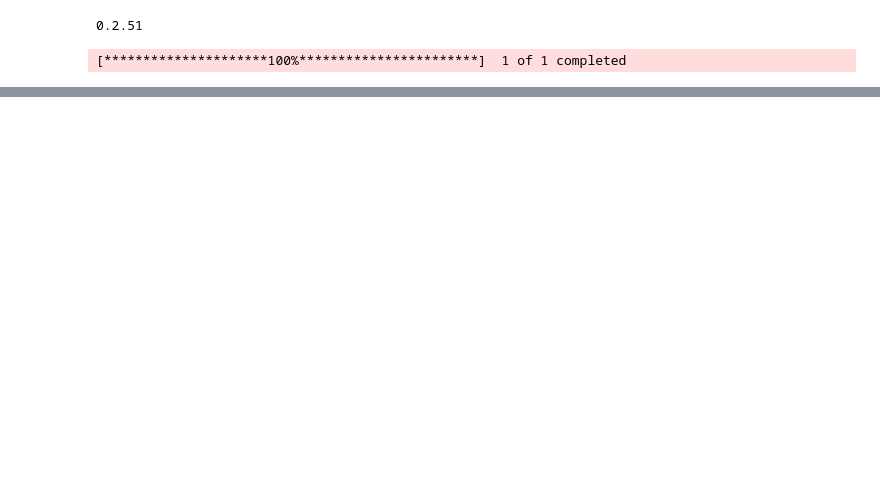
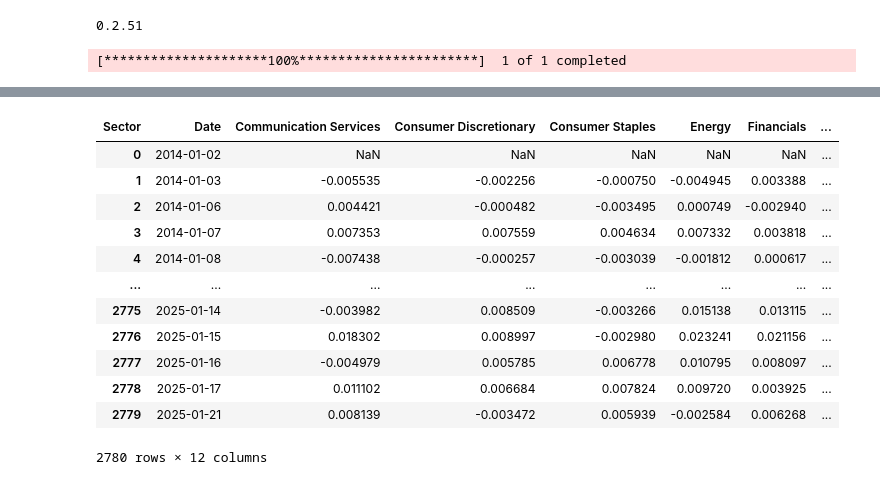
Before and after one commit to casperpriem05/data, a Jupyter notebook: yfinance.ipynb, the cells around one changed output, grey strips where cells are left out. Drawn from its saved outputs; the diff is of its cells as text; code cells hidden in the pictures; blank space fills up the shorter version.

```diff
--- a/yfinance.ipynb
+++ b/yfinance.ipynb
@@ -113,0 +148,16 @@ See the caveats in the documentation: https://pandas.pydata.org/pandas-docs/stab
+# %%
+pivot_change.reset_index()
+# %% [output]
+| Sector | Date | Communication Services | Consumer Discretionary | Consumer Staples | Energy | Financials | ... |
+| 0 | 2014-01-02 | NaN | NaN | NaN | NaN | NaN | ... |
+| 1 | 2014-01-03 | -0.005535 | -0.002256 | -0.000750 | -0.004945 | 0.003388 | ... |
+| 2 | 2014-01-06 | 0.004421 | -0.000482 | -0.003495 | 0.000749 | -0.002940 | ... |
+| 3 | 2014-01-07 | 0.007353 | 0.007559 | 0.004634 | 0.007332 | 0.003818 | ... |
+| 4 | 2014-01-08 | -0.007438 | -0.000257 | -0.003039 | -0.001812 | 0.000617 | ... |
+| ... | ... | ... | ... | ... | ... | ... | ... |
+| 2775 | 2025-01-14 | -0.003982 | 0.008509 | -0.003266 | 0.015138 | 0.013115 | ... |
+| 2776 | 2025-01-15 | 0.018302 | 0.008997 | -0.002980 | 0.023241 | 0.021156 | ... |
+| 2777 | 2025-01-16 | -0.004979 | 0.005785 | 0.006778 | 0.010795 | 0.008097 | ... |
+| 2778 | 2025-01-17 | 0.011102 | 0.006684 | 0.007824 | 0.009720 | 0.003925 | ... |
+| 2779 | 2025-01-21 | 0.008139 | -0.003472 | 0.005939 | -0.002584 | 0.006268 | ... |
+2780 rows × 12 columns
```
Also changed, not shown: parts of 15 cells of this notebook, 1 other file.
